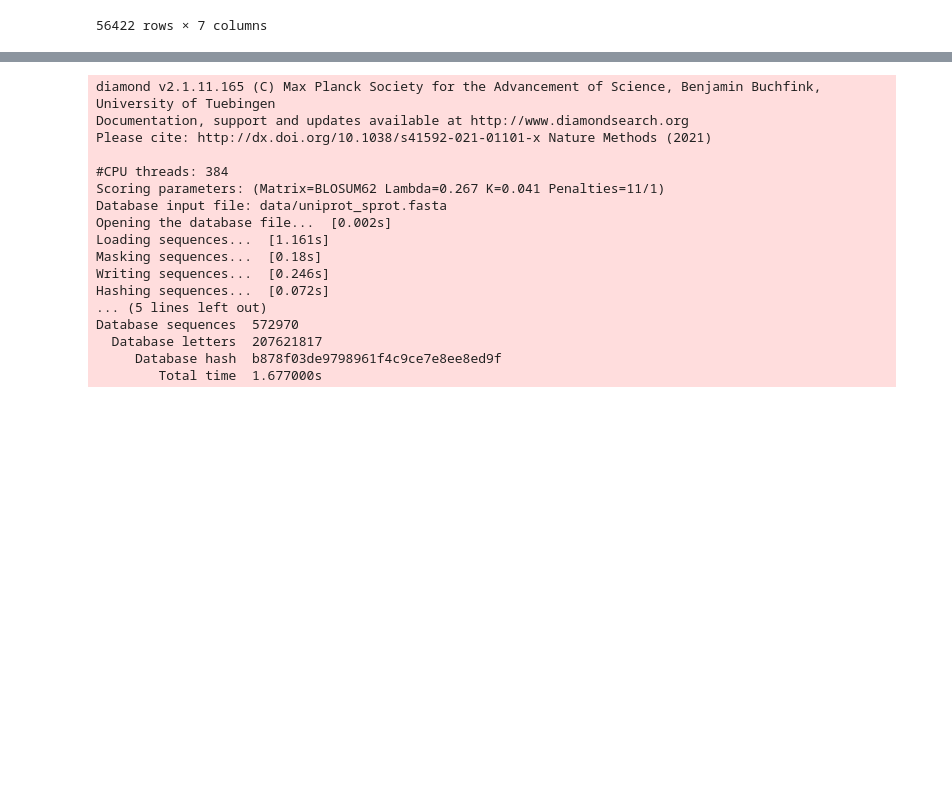
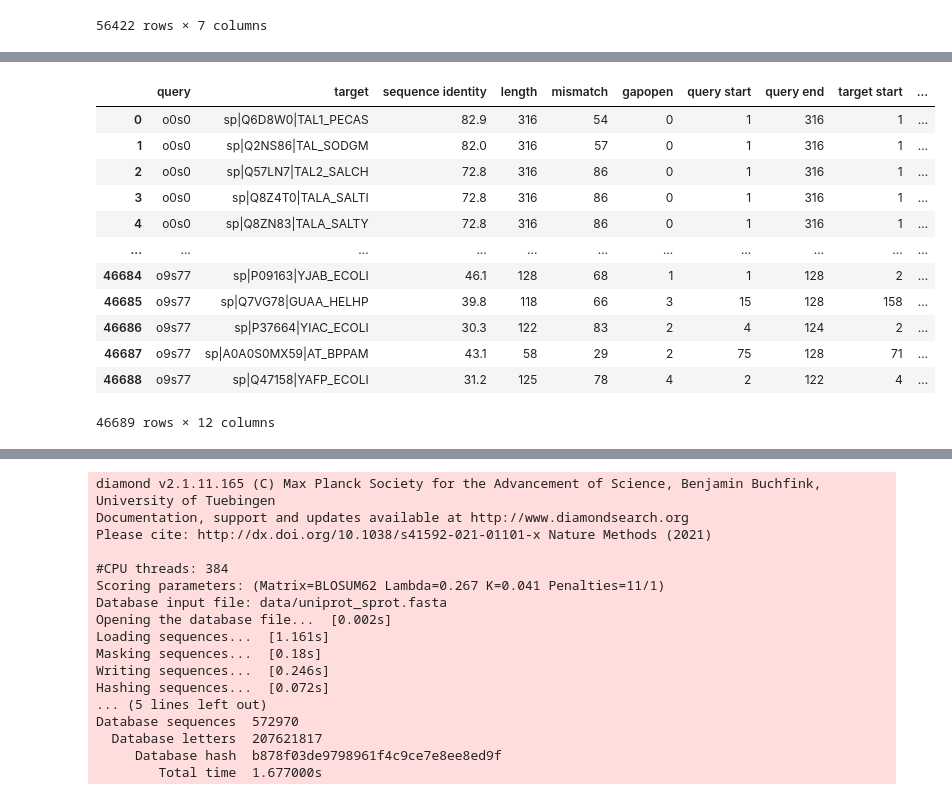
Before and after one commit to ArianeMora/annotate-e, a Jupyter notebook: playground.ipynb, the cells around one changed output, grey strips where cells are left out. Saved outputs shown, nothing was run; the diff lists cells and outputs as text; code cells hidden in the pictures; blank space fills up the shorter version.

```diff
--- a/playground.ipynb
+++ b/playground.ipynb
@@ -160,0 +295,16 @@ FileNotFoundError: [Errno 2] No such file or directory: 'pdb_files.pkl'
+# %%
+pd.read_pickle('/disk1/ariane/vscode/annotate-e/examples/blast_test.pkl')
+# %% [output]
+|  | query | target | sequence identity | length | mismatch | gapopen | query start | query end | target start | ... |
+| 0 | o0s0 | sp|Q6D8W0|TAL1_PECAS | 82.9 | 316 | 54 | 0 | 1 | 316 | 1 | ... |
+| 1 | o0s0 | sp|Q2NS86|TAL_SODGM | 82.0 | 316 | 57 | 0 | 1 | 316 | 1 | ... |
+| 2 | o0s0 | sp|Q57LN7|TAL2_SALCH | 72.8 | 316 | 86 | 0 | 1 | 316 | 1 | ... |
+| 3 | o0s0 | sp|Q8Z4T0|TALA_SALTI | 72.8 | 316 | 86 | 0 | 1 | 316 | 1 | ... |
+| 4 | o0s0 | sp|Q8ZN83|TALA_SALTY | 72.8 | 316 | 86 | 0 | 1 | 316 | 1 | ... |
+| ... | ... | ... | ... | ... | ... | ... | ... | ... | ... | ... |
+| 46684 | o9s77 | sp|P09163|YJAB_ECOLI | 46.1 | 128 | 68 | 1 | 1 | 128 | 2 | ... |
+| 46685 | o9s77 | sp|Q7VG78|GUAA_HELHP | 39.8 | 118 | 66 | 3 | 15 | 128 | 158 | ... |
+| 46686 | o9s77 | sp|P37664|YIAC_ECOLI | 30.3 | 122 | 83 | 2 | 4 | 124 | 2 | ... |
+| 46687 | o9s77 | sp|A0A0S0MX59|AT_BPPAM | 43.1 | 58 | 29 | 2 | 75 | 128 | 71 | ... |
+| 46688 | o9s77 | sp|Q47158|YAFP_ECOLI | 31.2 | 125 | 78 | 4 | 2 | 122 | 4 | ... |
+46689 rows × 12 columns
```
Also changed, not shown: parts of 7 cells of this notebook, 1 other file.
